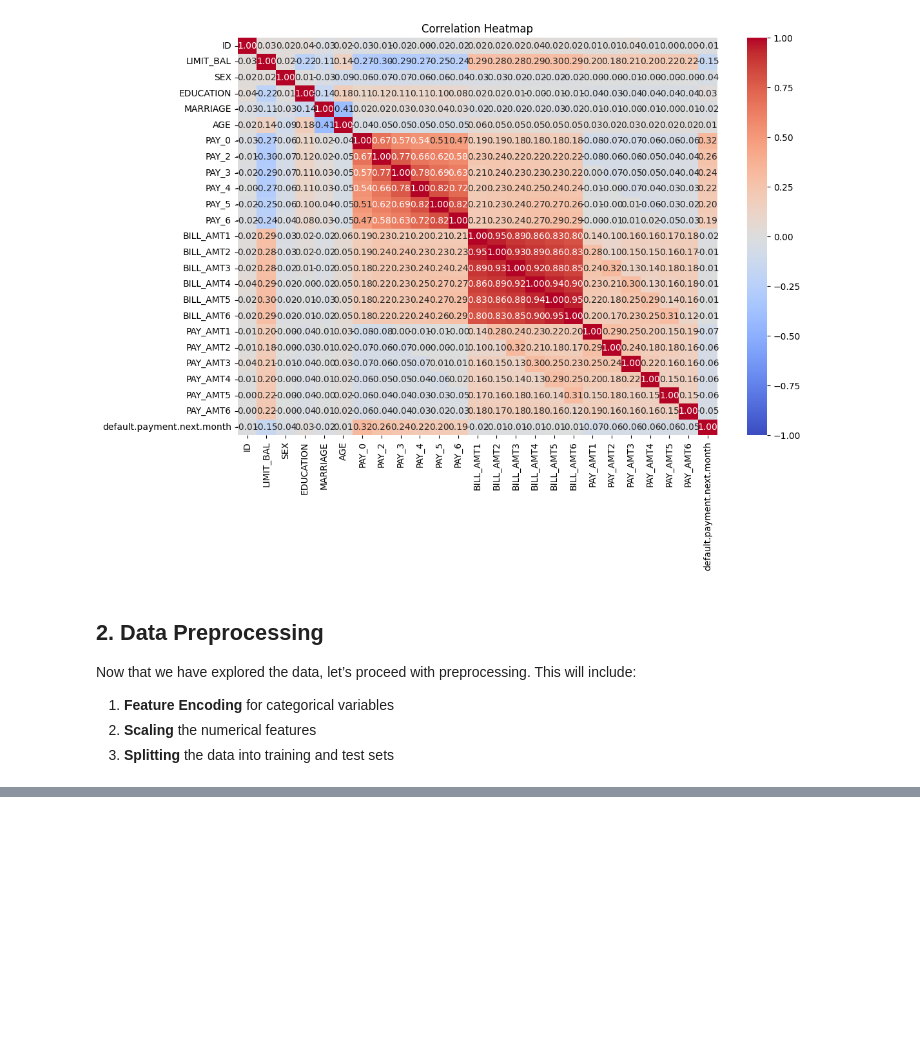
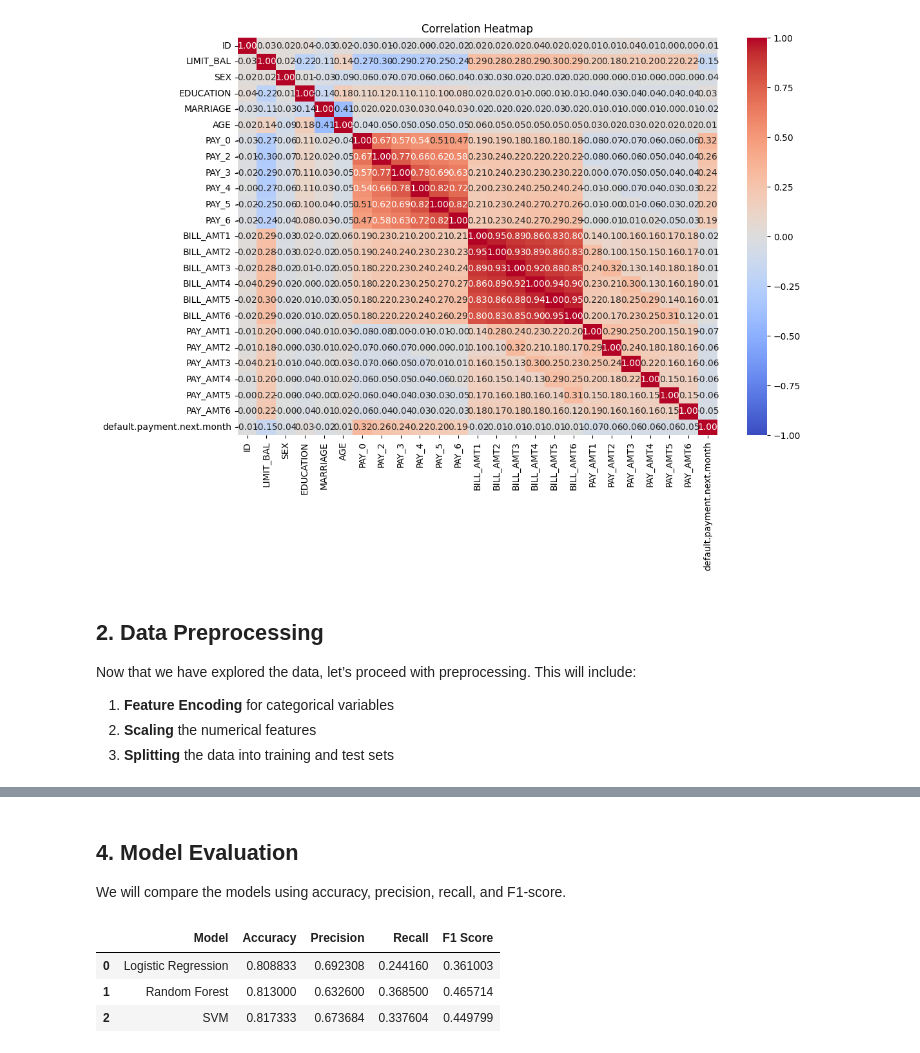
Before and after one commit to erfan-khalaji/symptom-prediction, a Jupyter notebook: EDA.ipynb, the cells around one changed output, grey strips where cells are left out. Drawn from its saved outputs; the diff is of its cells as text; code cells hidden in the pictures; blank space fills up the shorter version.

```diff
--- a/EDA.ipynb
+++ b/EDA.ipynb
@@ -116,0 +123,49 @@ ModuleNotFoundError: No module named 'sklearn'
+# %%
+# Step 3: Train models
+from sklearn.linear_model import LogisticRegression
+from sklearn.ensemble import RandomForestClassifier
+from sklearn.svm import SVC
+
+# Initialize models
+log_reg = LogisticRegression(random_state=42)
+random_forest = RandomForestClassifier(random_state=42)
+svm = SVC(random_state=42)
+
+# Function to evaluate models
+def evaluate_model(model, X_train, X_test, y_train, y_test):
+    model.fit(X_train, y_train)
+    y_pred = model.predict(X_test)
+    from sklearn.metrics import accuracy_score, precision_score, recall_score, f1_score
+    accuracy = accuracy_score(y_test, y_pred)
+    precision = precision_score(y_test, y_pred)
+    recall = recall_score(y_test, y_pred)
+    f1 = f1_score(y_test, y_pred)
+    return accuracy, precision, recall, f1
+
+# Train and evaluate models
+log_reg_results = evaluate_model(log_reg, X_train_scaled, X_test_scaled, y_train, y_test)
+random_forest_results = evaluate_model(random_forest, X_train_scaled, X_test_scaled, y_train, y_test)
+svm_results = evaluate_model(svm, X_train_scaled, X_test_scaled, y_train, y_test)
+# %% [markdown]
+## 4. Model Evaluation
+
+We will compare the models using accuracy, precision, recall, and F1-score.
+# %%
+# Step 4: Model evaluation
+import pandas as pd
+
+# Compile results
+model_results = pd.DataFrame({
+    'Model': ['Logistic Regression', 'Random Forest', 'SVM'],
+    'Accuracy': [log_reg_results[0], random_forest_results[0], svm_results[0]],
+    'Precision': [log_reg_results[1], random_forest_results[1], svm_results[1]],
+    'Recall': [log_reg_results[2], random_forest_results[2], svm_results[2]],
+    'F1 Score': [log_reg_results[3], random_forest_results[3], svm_results[3]]
+})
+
+model_results
+# %% [output]
+|  | Model | Accuracy | Precision | Recall | F1 Score |
+| 0 | Logistic Regression | 0.808833 | 0.692308 | 0.244160 | 0.361003 |
+| 1 | Random Forest | 0.813000 | 0.632600 | 0.368500 | 0.465714 |
+| 2 | SVM | 0.817333 | 0.673684 | 0.337604 | 0.449799 |
```
Also changed, not shown: parts of 3 cells of this notebook.
